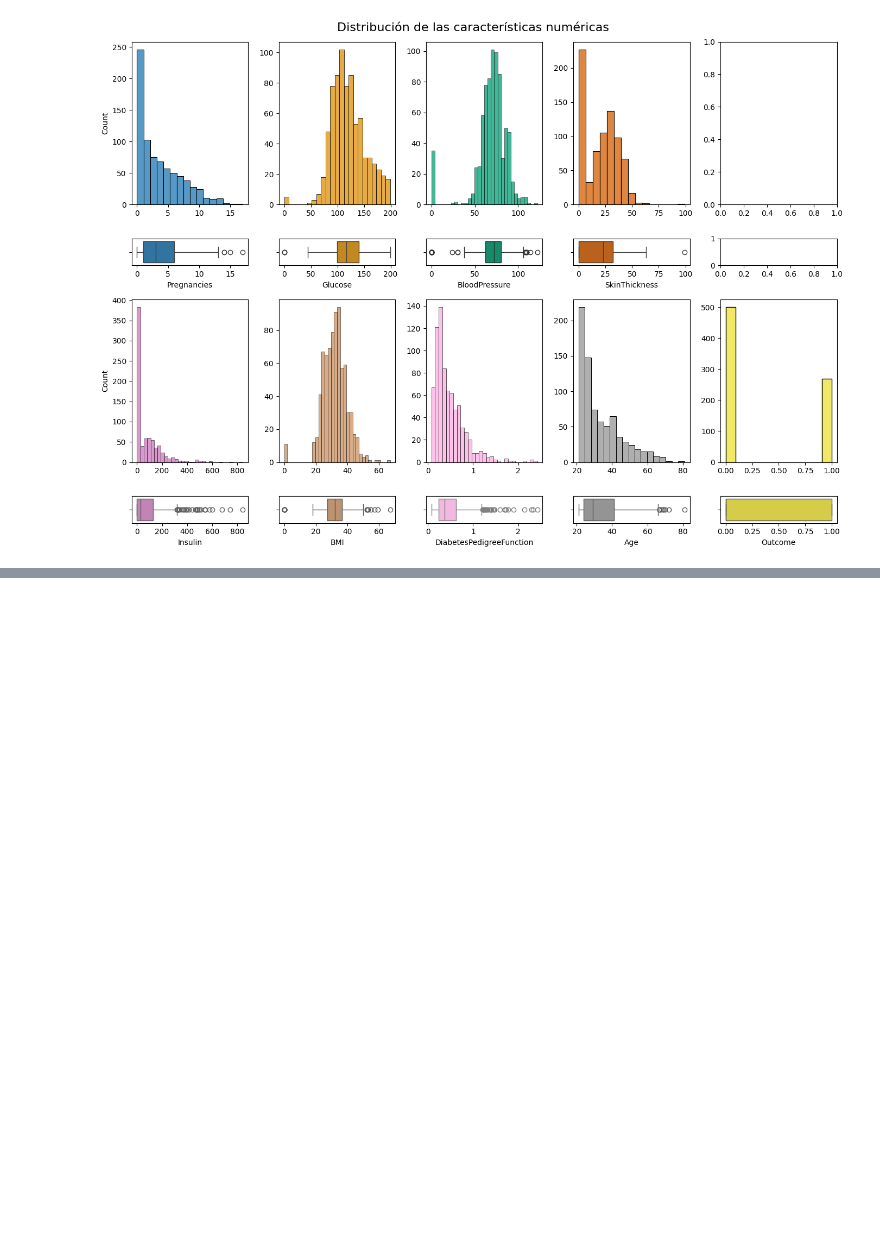
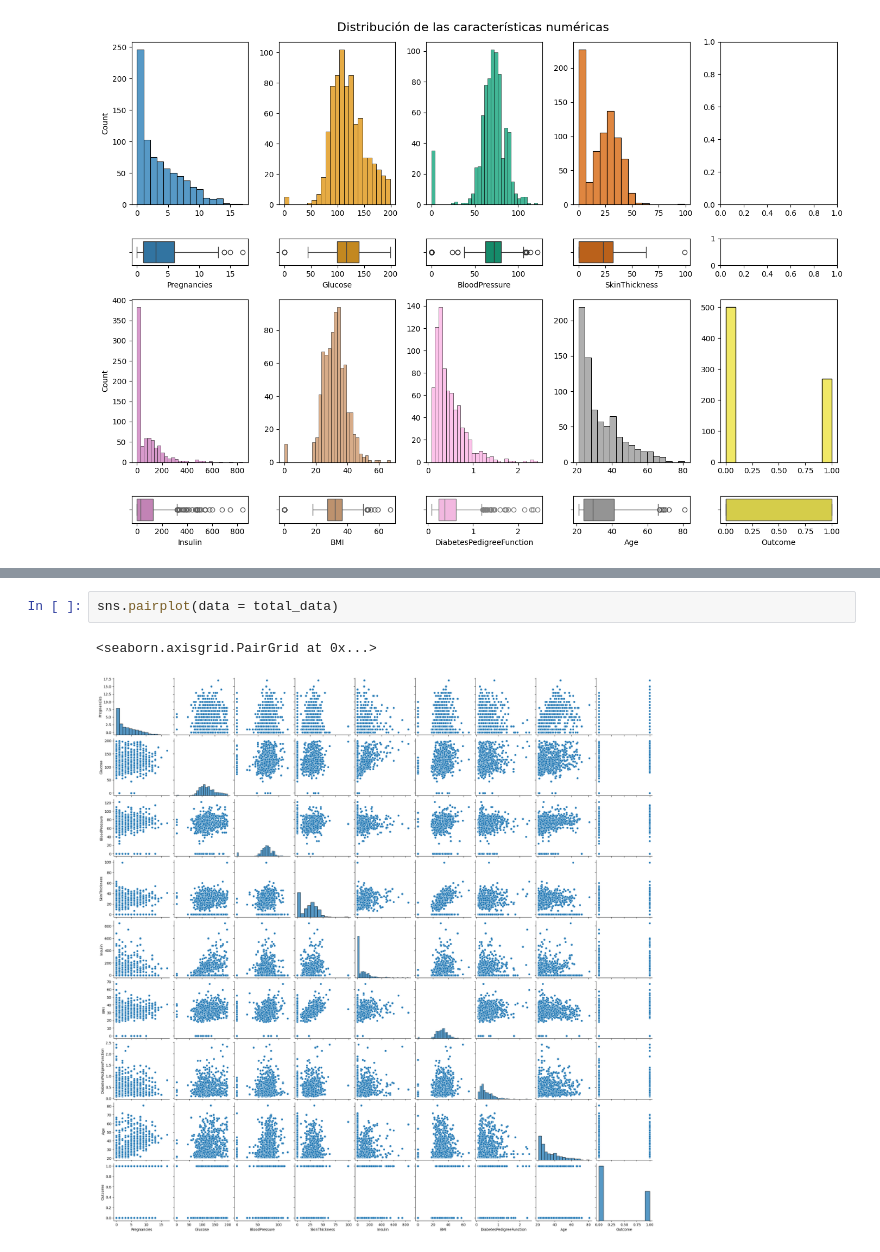
Before and after one commit to 4GeeksAcademy/EDA-and-Random-Forest_diabetes-data, a Jupyter notebook: src/explore.ipynb, the cells around one changed output, grey strips where cells are left out. Saved outputs shown, nothing was run; the diff lists cells and outputs as text; blank space fills up the shorter version.

```diff
--- a/src/explore.ipynb
+++ b/src/explore.ipynb
@@ -96,0 +131,5 @@ plt. show
+# %%
+sns.pairplot(data = total_data)
+# %% [output]
+<seaborn.axisgrid.PairGrid at 0x...>
+[figure, added]
```
Also changed, not shown: parts of 1 cell of this notebook.
